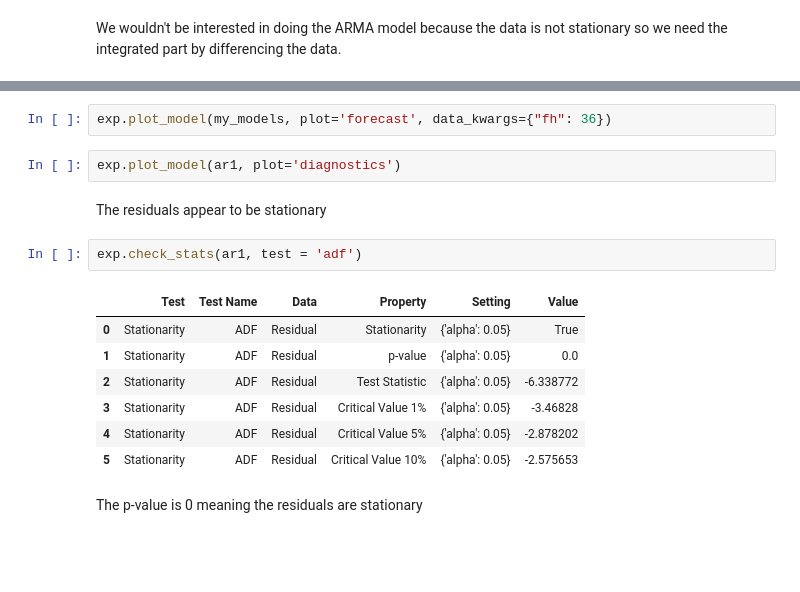
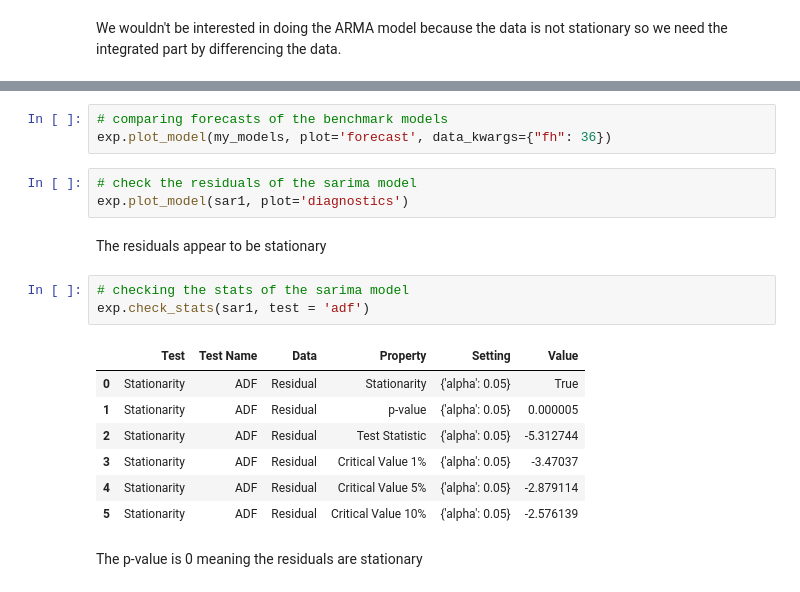
Before and after one commit to claytonshaw/Portfolio, a Jupyter notebook: Deep Forecasting/HW4- ARIMA and SARIMA.ipynb, the cells around one changed output, grey strips where cells are left out. Saved outputs shown, nothing was run; the diff lists cells and outputs as text; blank space fills up the shorter version.

```diff
--- a/Deep Forecasting/HW4- ARIMA and SARIMA.ipynb
+++ b/Deep Forecasting/HW4- ARIMA and SARIMA.ipynb
@@ -134,19 +136,22 @@ exp.plot_model(my_models, plot='insample')
 # %%
+# comparing forecasts of the benchmark models
 exp.plot_model(my_models, plot='forecast', data_kwargs={"fh": 36})
-# %%
-exp.plot_model(ar1, plot='diagnostics')
+# %%
+# check the residuals of the sarima model
+exp.plot_model(sar1, plot='diagnostics')
 # %% [markdown]
 The residuals appear to be stationary
-# %%
-exp.check_stats(ar1, test = 'adf')
-# %% [output]
-|  | Test | Test Name | Data | Property | Setting | Value |
-| 0 | Stationarity | ADF | Residual | Stationarity | {'alpha': 0.05} | True |
-| 1 | Stationarity | ADF | Residual | p-value | {'alpha': 0.05} | 0.0 |
-| 2 | Stationarity | ADF | Residual | Test Statistic | {'alpha': 0.05} | -6.338772 |
-| 3 | Stationarity | ADF | Residual | Critical Value 1% | {'alpha': 0.05} | -3.46828 |
-| 4 | Stationarity | ADF | Residual | Critical Value 5% | {'alpha': 0.05} | -2.878202 |
-| 5 | Stationarity | ADF | Residual | Critical Value 10% | {'alpha': 0.05} | -2.575653 |
+# %%
+# checking the stats of the sarima model
+exp.check_stats(sar1, test = 'adf')
+# %% [output]
+|  | Test | Test Name | Data | Property | Setting | Value |
+| 0 | Stationarity | ADF | Residual | Stationarity | {'alpha': 0.05} | True |
+| 1 | Stationarity | ADF | Residual | p-value | {'alpha': 0.05} | 0.000005 |
+| 2 | Stationarity | ADF | Residual | Test Statistic | {'alpha': 0.05} | -5.312744 |
+| 3 | Stationarity | ADF | Residual | Critical Value 1% | {'alpha': 0.05} | -3.47037 |
+| 4 | Stationarity | ADF | Residual | Critical Value 5% | {'alpha': 0.05} | -2.879114 |
+| 5 | Stationarity | ADF | Residual | Critical Value 10% | {'alpha': 0.05} | -2.576139 |
 # %% [markdown]
 The p-value is 0 meaning the residuals are stationary
 # %% [markdown]
```
Also changed, not shown: parts of 34 cells of this notebook.
